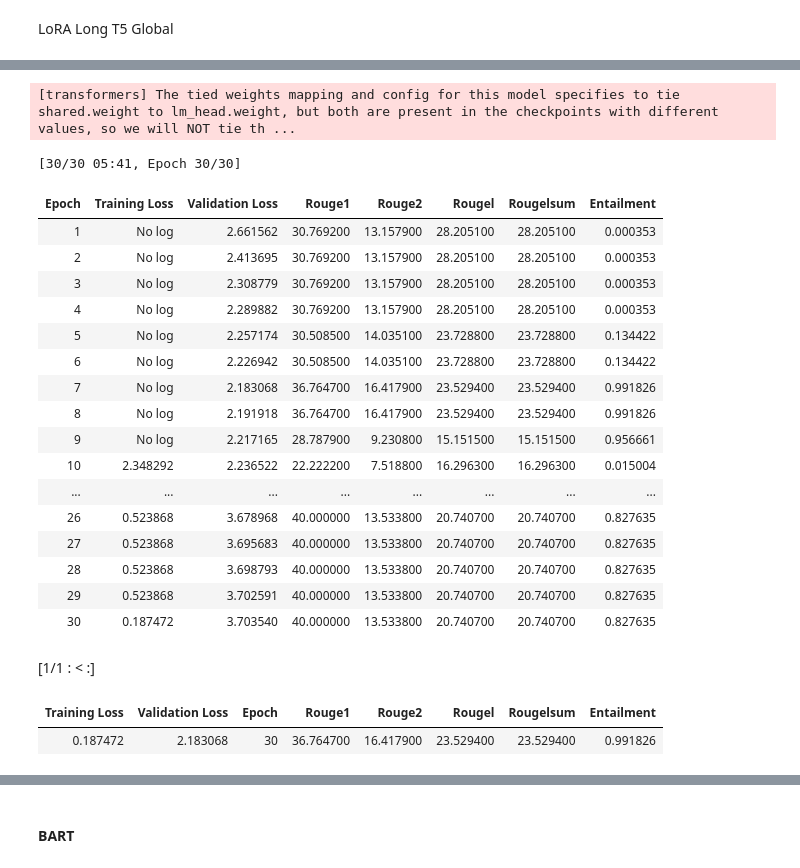
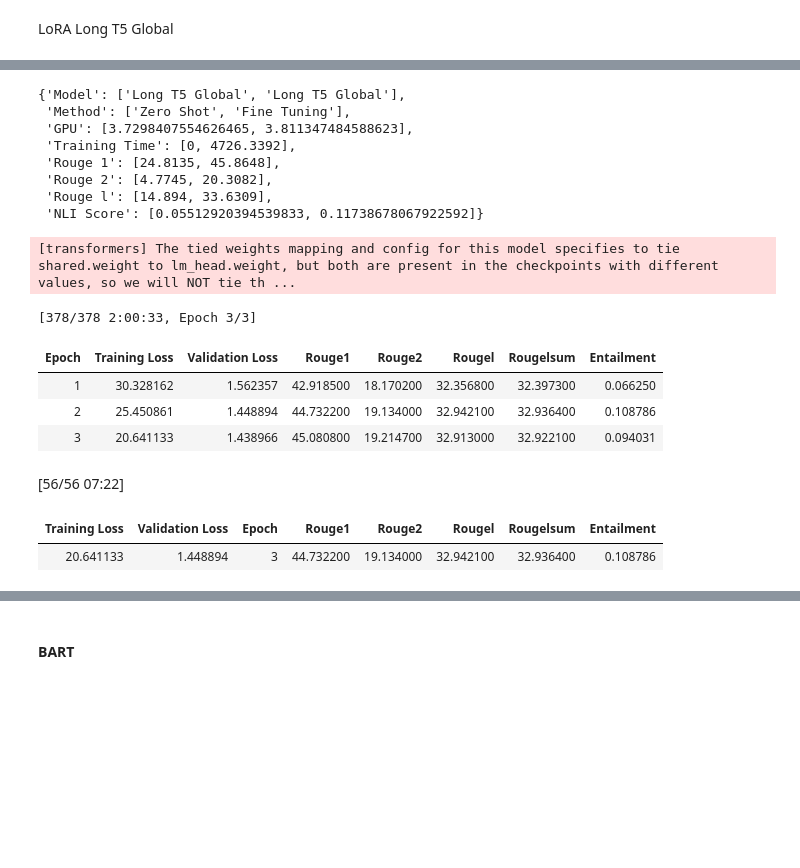
Before and after one commit to RinMDfa-a/IF5153_NLP_Final_Projects, a Jupyter notebook: src/phase3/experiments/phase3_summarizer.ipynb, the cells around one changed output, grey strips where cells are left out. Drawn from its saved outputs; the diff is of its cells as text; code cells hidden in the pictures; blank space fills up the shorter version.

```diff
--- a/src/phase3/experiments/phase3_summarizer.ipynb
+++ b/src/phase3/experiments/phase3_summarizer.ipynb
@@ -156,7 +144,7 @@ df.head()
 
 y = df['target']
 
-X_train, X_val, y_train, y_val = train_test_split(df, y, test_size=0.2, random_state=42)
+X_train, X_val, y_train, y_val = train_test_split(df, y, test_size=0.1, random_state=42)
 # %% [markdown]
 ### Utility Functions
 # %%
@@ -306,3 +291,14 @@ def run_model(trainer: Seq2SeqTrainer | None, do_train: bool, model_name: str) -
   metric_for_visualization[f"{model_name} + {method}"]["method"] = method
 
   return pd.DataFrame(trainer.state.log_history)
+# %%
+import json
+from collections import defaultdict
+
+with open(f"{output_dir}/saved_metrics.json", "r") as f:
+    saved = json.load(f)
+
+metrics = saved["metrics"]
+metric_for_visualization = defaultdict(dict, saved["metric_for_visualization"])
+
+print("Restored!", list(metric_for_visualization.keys()))
@@ -313,13 +311,13 @@ train_ds = Dataset.from_pandas(X_train)
 valid_ds = Dataset.from_pandas(X_val)
 # %%
 tokenized_flan_dataset = DatasetDict({
-    "train": train_ds.map(lambda b: tok_func(b, FLAN_tokenizer), batched=True, desc="Tokenizing train"),
-    "valid": valid_ds.map(lambda b: tok_func(b, FLAN_tokenizer), batched=True, desc="Tokenizing validation")
+    "train": train_ds.map(lambda b: tok_func(b, FLAN_tokenizer, 8192), batched=True, desc="Tokenizing train"),
+    "valid": valid_ds.map(lambda b: tok_func(b, FLAN_tokenizer, 8192), batched=True, desc="Tokenizing validation"),
 })
 
 tokenized_bart_dataset = DatasetDict({
-    "train": train_ds.map(lambda b: tok_func(b, BART_tokenizer), batched=True, desc="Tokenizing train"),
-    "valid": valid_ds.map(lambda b: tok_func(b, BART_tokenizer), batched=True, desc="Tokenzing validation")
+    "train": train_ds.map(lambda b: tok_func(b, BART_tokenizer, 1024), batched=True, desc="Tokenizing train"),
+    "valid": valid_ds.map(lambda b: tok_func(b, BART_tokenizer, 1024), batched=True, desc="Tokenizing validation"),
 })
 # %%
 data_collator_flan = DataCollatorForSeq2Seq(tokenizer=FLAN_tokenizer)
@@ -412,0 +421,11 @@ LoRA Long T5 Global
+# %%
+metrics
+# %% [output]
+{'Model': ['Long T5 Global', 'Long T5 Global'],
+ 'Method': ['Zero Shot', 'Fine Tuning'],
+ 'GPU': [3.7298407554626465, 3.811347484588623],
+ 'Training Time': [0, 4726.3392],
+ 'Rouge 1': [24.8135, 45.8648],
+ 'Rouge 2': [4.7745, 20.3082],
+ 'Rouge l': [14.894, 33.6309],
+ 'NLI Score': [0.05512920394539833, 0.11738678067922592]}
@@ -421,58 +443,50 @@ config = LoraConfig(
     task_type = "SEQ_2_SEQ_LM"
 )
 
 LoRA_FLAN_model = get_peft_model(AutoModelForSeq2SeqLM.from_pretrained(FLAN_MODEL), config)
 
 LoRA_FLAN_training_args = Seq2SeqTrainingArguments(
-    output_dir="f"{output_dir}/LoRA-long-t5-global-finetune",
-    learning_rate=1e-4,
-    # per_device_train_batch_size=24,
-    # per_device_eval_batch_size=32,
+    output_dir=f"{output_dir}/LoRA-long-t5-global-finetune",
+    learning_rate=3e-4,
+    per_device_train_batch_size=1,
+    per_device_eval_batch_size=4,
+    gradient_accumulation_steps=16,
+    bf16=True,
+    gradient_checkpointing=True,
+    gradient_checkpointing_kwargs={"use_reentrant": False},
+    optim="adafactor",
     lr_scheduler_type="cosine",
     logging_steps=10,
     load_best_model_at_end=True,
     metric_for_best_model="eval_entailment",
     greater_is_better=True,
     eval_strategy="epoch",
     save_strategy="best",
-    num_train_epochs=30,
+    num_train_epochs=3,
     weight_decay=0.01,
-    warmup_steps=9, # nanti diisi
+    warmup_steps=37,
     predict_with_generate=True,
-    generation_max_length=128,
-    seed=SEED
+    generation_max_length=200,
+    seed=SEED,
 )
 
 trainer_FLAN_LORA = Seq2SeqTrainer(
     LoRA_FLAN_model,
     args=LoRA_FLAN_training_args,
     train_dataset=tokenized_flan_dataset['train'],
     eval_dataset=tokenized_flan_dataset['valid'],
     data_collator=data_collator_flan,
     compute_metrics=compute_metric_FLAN
 )
 
 fine_tune_lora_t5 = run_model(trainer=trainer_FLAN_LORA, do_train=True, model_name="LoRA Long T5 Global")
 # %% [output]
 [transformers] The tied weights mapping and config for this model specifies to tie shared.weight to lm_head.weight, but both are present in the checkpoints with different values, so we will NOT tie th ...
-[30/30 05:41, Epoch 30/30]
+[378/378 2:00:33, Epoch 3/3]
 | Epoch | Training Loss | Validation Loss | Rouge1 | Rouge2 | Rougel | Rougelsum | Entailment |
-| 1 | No log | 2.661562 | 30.769200 | 13.157900 | 28.205100 | 28.205100 | 0.000353 |
-| 2 | No log | 2.413695 | 30.769200 | 13.157900 | 28.205100 | 28.205100 | 0.000353 |
-| 3 | No log | 2.308779 | 30.769200 | 13.157900 | 28.205100 | 28.205100 | 0.000353 |
-| 4 | No log | 2.289882 | 30.769200 | 13.157900 | 28.205100 | 28.205100 | 0.000353 |
-| 5 | No log | 2.257174 | 30.508500 | 14.035100 | 23.728800 | 23.728800 | 0.134422 |
-| 6 | No log | 2.226942 | 30.508500 | 14.035100 | 23.728800 | 23.728800 | 0.134422 |
-| 7 | No log | 2.183068 | 36.764700 | 16.417900 | 23.529400 | 23.529400 | 0.991826 |
-| 8 | No log | 2.191918 | 36.764700 | 16.417900 | 23.529400 | 23.529400 | 0.991826 |
-| 9 | No log | 2.217165 | 28.787900 | 9.230800 | 15.151500 | 15.151500 | 0.956661 |
-| 10 | 2.348292 | 2.236522 | 22.222200 | 7.518800 | 16.296300 | 16.296300 | 0.015004 |
-| ... | ... | ... | ... | ... | ... | ... | ... |
-| 26 | 0.523868 | 3.678968 | 40.000000 | 13.533800 | 20.740700 | 20.740700 | 0.827635 |
-| 27 | 0.523868 | 3.695683 | 40.000000 | 13.533800 | 20.740700 | 20.740700 | 0.827635 |
-| 28 | 0.523868 | 3.698793 | 40.000000 | 13.533800 | 20.740700 | 20.740700 | 0.827635 |
-| 29 | 0.523868 | 3.702591 | 40.000000 | 13.533800 | 20.740700 | 20.740700 | 0.827635 |
-| 30 | 0.187472 | 3.703540 | 40.000000 | 13.533800 | 20.740700 | 20.740700 | 0.827635 |
+| 1 | 30.328162 | 1.562357 | 42.918500 | 18.170200 | 32.356800 | 32.397300 | 0.066250 |
+| 2 | 25.450861 | 1.448894 | 44.732200 | 19.134000 | 32.942100 | 32.936400 | 0.108786 |
+| 3 | 20.641133 | 1.438966 | 45.080800 | 19.214700 | 32.913000 | 32.922100 | 0.094031 |
-[1/1 : < :]
+[56/56 07:22]
 | Training Loss | Validation Loss | Epoch | Rouge1 | Rouge2 | Rougel | Rougelsum | Entailment |
-| 0.187472 | 2.183068 | 30 | 36.764700 | 16.417900 | 23.529400 | 23.529400 | 0.991826 |
+| 20.641133 | 1.448894 | 3 | 44.732200 | 19.134000 | 32.942100 | 32.936400 | 0.108786 |
```
Also changed, not shown: parts of 43 cells of this notebook, 2 other files.
